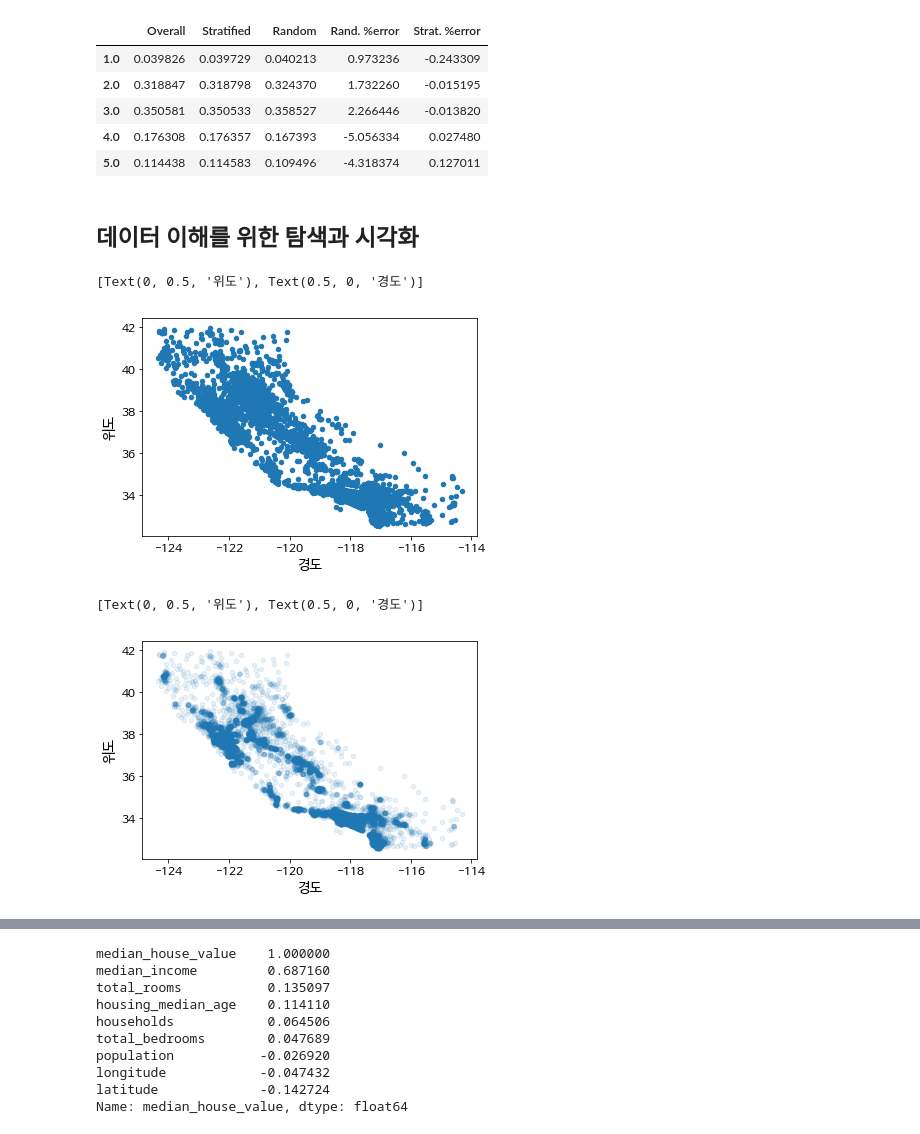
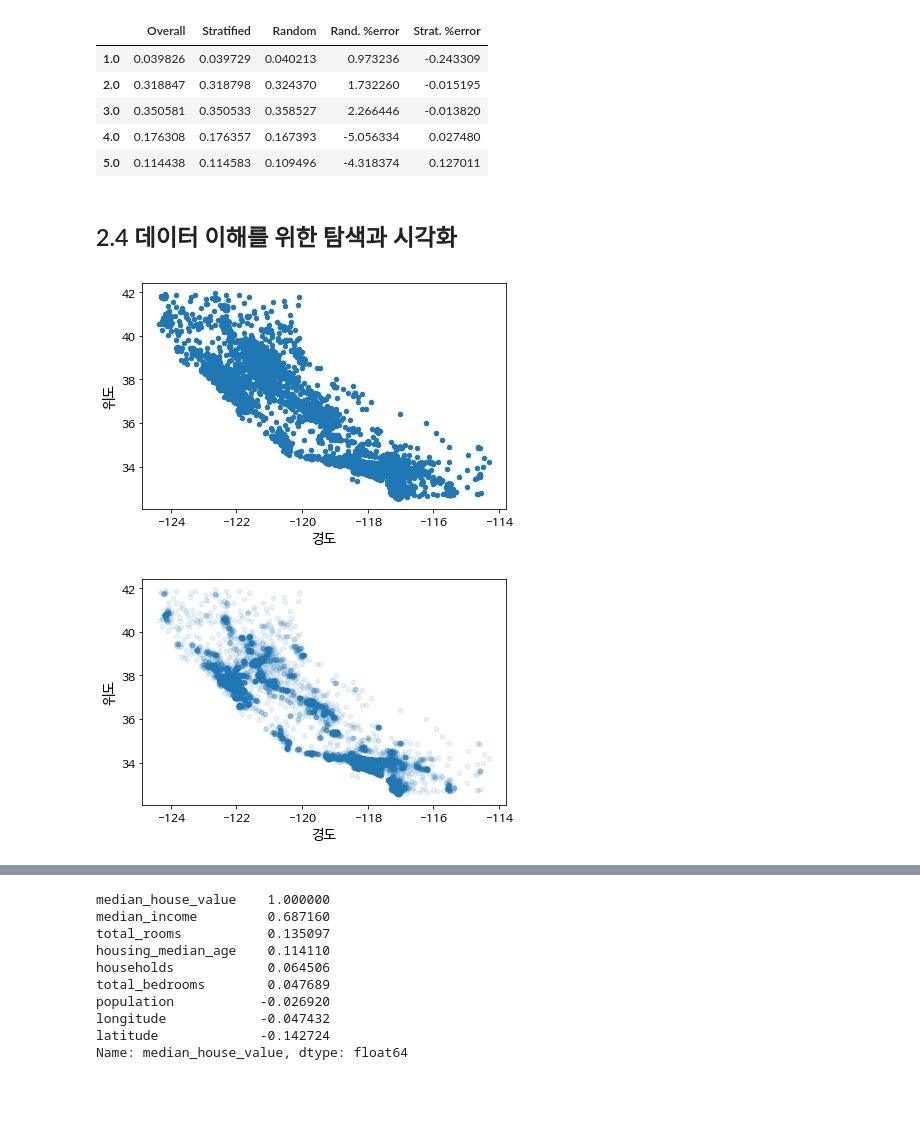
Before and after one commit to sjsjsj1246/Machine_Learning, a Jupyter notebook: practice/핸즈온 머신러닝 실습-1.ipynb, the cells around one changed output, grey strips where cells are left out. Saved outputs shown, nothing was run; the diff lists cells and outputs as text; code cells hidden in the pictures; blank space fills up the shorter version.

```diff
--- a/practice/핸즈온 머신러닝 실습-1.ipynb
+++ b/practice/핸즈온 머신러닝 실습-1.ipynb
@@ -26,9 +26,7 @@ matplotlib.rc('font', family='NanumBarunGothic')
 plt.rcParams['axes.unicode_minus'] = False
 
 # 그림을 저장할 폴드
-PROJECT_ROOT_DIR = "."
-CHAPTER_ID = "end_to_end_project"
-IMAGES_PATH = os.path.join(PROJECT_ROOT_DIR, "", CHAPTER_ID)
+IMAGES_PATH = os.path.join("images")
 
 def save_fig(fig_id, tight_layout=True, fig_extension="png", resolution=300):
     path = os.path.join(IMAGES_PATH, fig_id + "." + fig_extension)
@@ -195,22 +194,22 @@ compare_props
 for set_ in (strat_train_set, strat_test_set):
     set_.drop("income_cat", axis=1, inplace=True)
 # %% [markdown]
-## 데이터 이해를 위한 탐색과 시각화
+## 2.4 데이터 이해를 위한 탐색과 시각화
 # %%
 housing = strat_train_set.copy()
 # %%
 ax = housing.plot(kind="scatter", x="longitude", y="latitude")
 ax.set(xlabel='경도', ylabel='위도')
+save_fig("bad_visualization_plot")
 # %% [output]
-[Text(0, 0.5, '위도'), Text(0.5, 0, '경도')]
-[figure, old version]
+[figure, new version]
 # %%
 ax = housing.plot(kind="scatter", x="longitude", y="latitude", alpha=0.1)
 #밀집지역 표시
 ax.set(xlabel='경도', ylabel='위도')
+save_fig("better_visualization_plot")
 # %% [output]
-[Text(0, 0.5, '위도'), Text(0.5, 0, '경도')]
-[figure, old version]
+[figure, new version]
 # %%
 ax = housing.plot(kind="scatter", x="longitude", y="latitude", alpha=0.4,
     s=housing["population"]/100, label="인구", figsize=(10,7),
```
Also changed, not shown: parts of 42 cells of this notebook, 16 other files.
